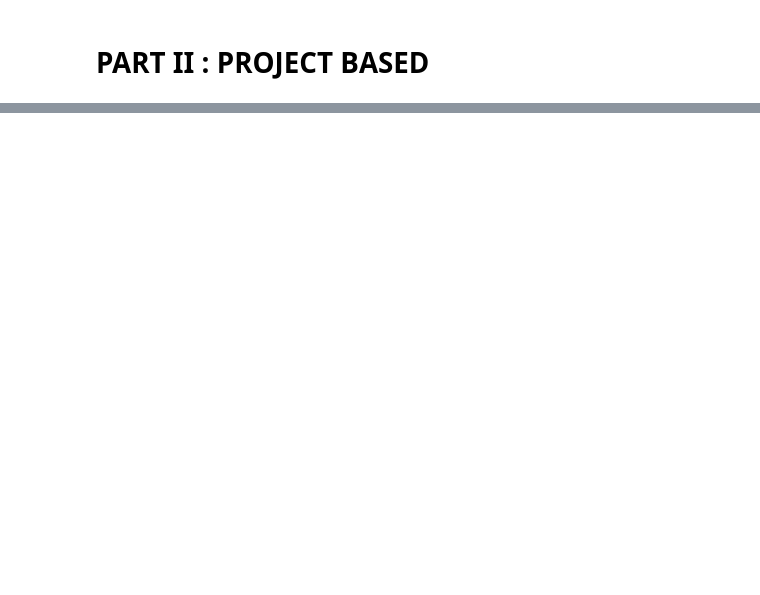
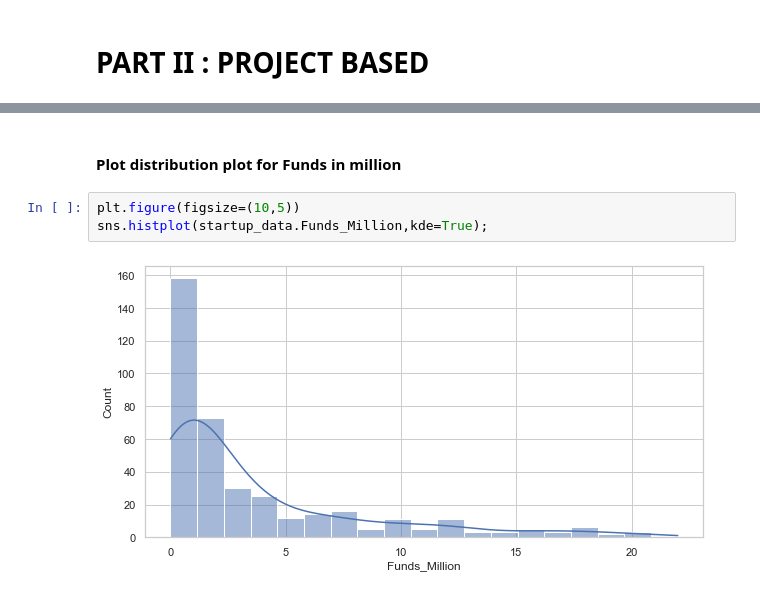
Before and after one commit to aishwarya-chamanoor/AIML_GreatLearning, a Jupyter notebook: Solution.ipynb, the cells around one changed output, grey strips where cells are left out. Saved outputs shown, nothing was run; the diff lists cells and outputs as text; blank space fills up the shorter version.

```diff
--- a/Solution.ipynb
+++ b/Solution.ipynb
@@ -270,0 +521,7 @@ print((1- stats.norm.cdf(75.37,mean, std)) * 100);
+# %% [markdown]
+#### Plot distribution plot for Funds in million
+# %%
+plt.figure(figsize=(10,5))
+sns.histplot(startup_data.Funds_Million,kde=True);
+# %% [output]
+[figure, added]
```
Also changed, not shown: parts of 115 cells of this notebook.
